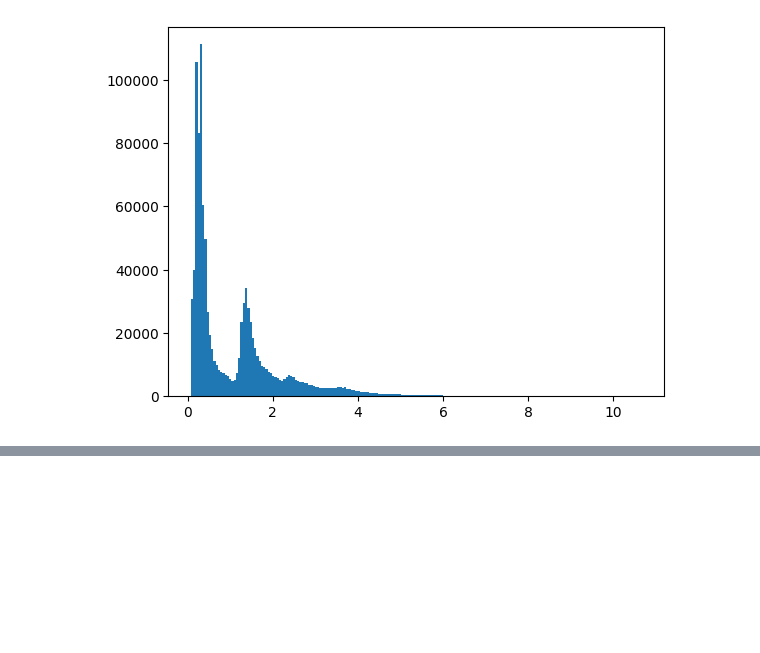
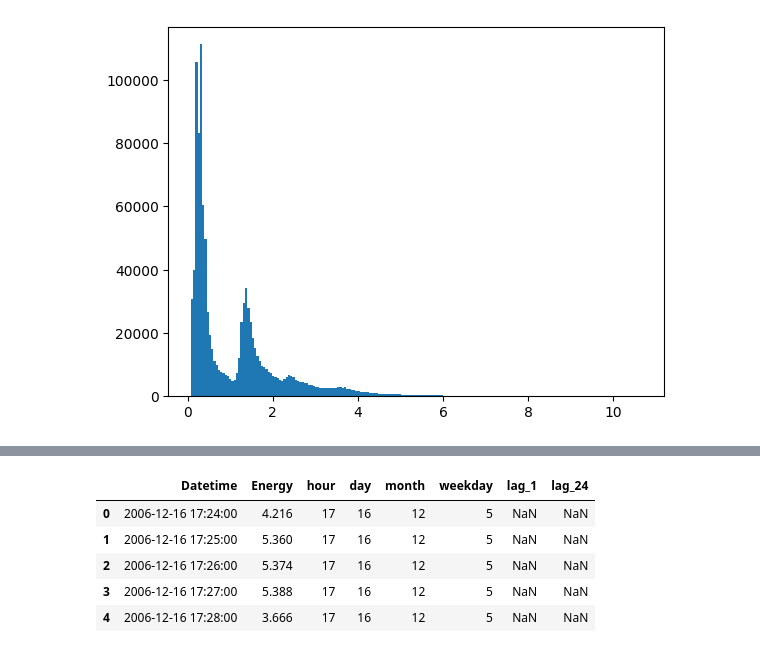
Before and after one commit to ArsenLupen53/GYZU-BTK-codespace, a Jupyter notebook: finansta_yz/finansta_yz.ipynb, the cells around one changed output, grey strips where cells are left out. Drawn from its saved outputs; the diff is of its cells as text; code cells hidden in the pictures; blank space fills up the shorter version.

```diff
--- a/finansta_yz/finansta_yz.ipynb
+++ b/finansta_yz/finansta_yz.ipynb
@@ -149,0 +178,12 @@ plt.show()
+# %%
+# lag (gecikmeli) özellikler
+df["lag_1"] = df["Energy"].shift(60)
+df["lag_24"] =df["Energy"].shift(24*60)
+df.head()
+# %% [output]
+|  | Datetime | Energy | hour | day | month | weekday | lag_1 | lag_24 |
+| 0 | 2006-12-16 17:24:00 | 4.216 | 17 | 16 | 12 | 5 | NaN | NaN |
+| 1 | 2006-12-16 17:25:00 | 5.360 | 17 | 16 | 12 | 5 | NaN | NaN |
+| 2 | 2006-12-16 17:26:00 | 5.374 | 17 | 16 | 12 | 5 | NaN | NaN |
+| 3 | 2006-12-16 17:27:00 | 5.388 | 17 | 16 | 12 | 5 | NaN | NaN |
+| 4 | 2006-12-16 17:28:00 | 3.666 | 17 | 16 | 12 | 5 | NaN | NaN |
```
Also changed, not shown: parts of 14 cells of this notebook.
